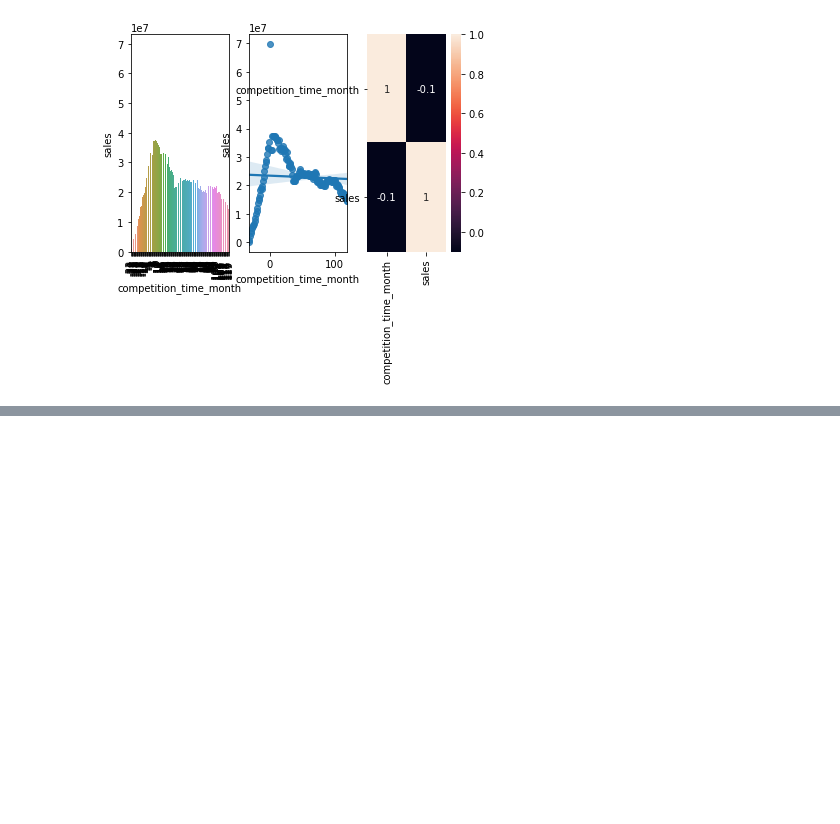
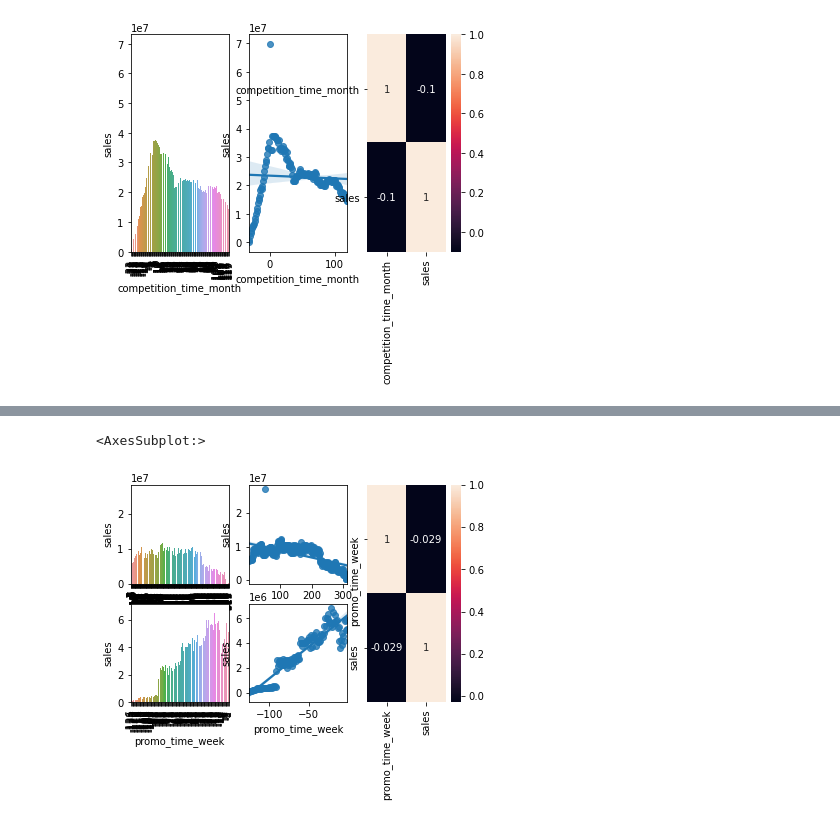
Before and after one commit to diegohbrs/DataScienceEmProducao, a Jupyter notebook: m04_v01_store_prediction.ipynb, the cells around one changed output, grey strips where cells are left out. Cells and saved outputs as stored; diff of their text form; code cells hidden in the pictures; blank space fills up the shorter version.

```diff
--- a/m04_v01_store_prediction.ipynb
+++ b/m04_v01_store_prediction.ipynb
@@ -504,0 +509,26 @@ sns.heatmap(aux1.corr(method='pearson'),annot=True);
+# %%
+aux1 = df4[['promo_time_week', 'sales']].groupby('promo_time_week').sum().reset_index()
+
+grid = gridspec.GridSpec(2,3)
+
+plt.subplot(grid[0,0])
+aux2 = aux1[aux1['promo_time_week'] > 0] #periodo extendido
+sns.barplot(x='promo_time_week', y='sales', data=aux2);
+plt.xticks(rotation=90);
+
+plt.subplot(grid[0,1])
+sns.regplot(x='promo_time_week', y='sales', data=aux2);
+
+plt.subplot(grid[1,0])
+aux3 = aux1[aux1['promo_time_week'] < 0] #periodo regular
+sns.barplot(x='promo_time_week', y='sales', data=aux3);
+plt.xticks(rotation=90);
+
+plt.subplot(grid[1,1])
+sns.regplot(x='promo_time_week', y='sales', data=aux3);
+
+plt.subplot(grid[:,2])
+sns.heatmap(aux1.corr(method='pearson'), annot=True)
+# %% [output]
+<AxesSubplot:>
+[figure, added]
```
Also changed, not shown: parts of 7 cells of this notebook.
